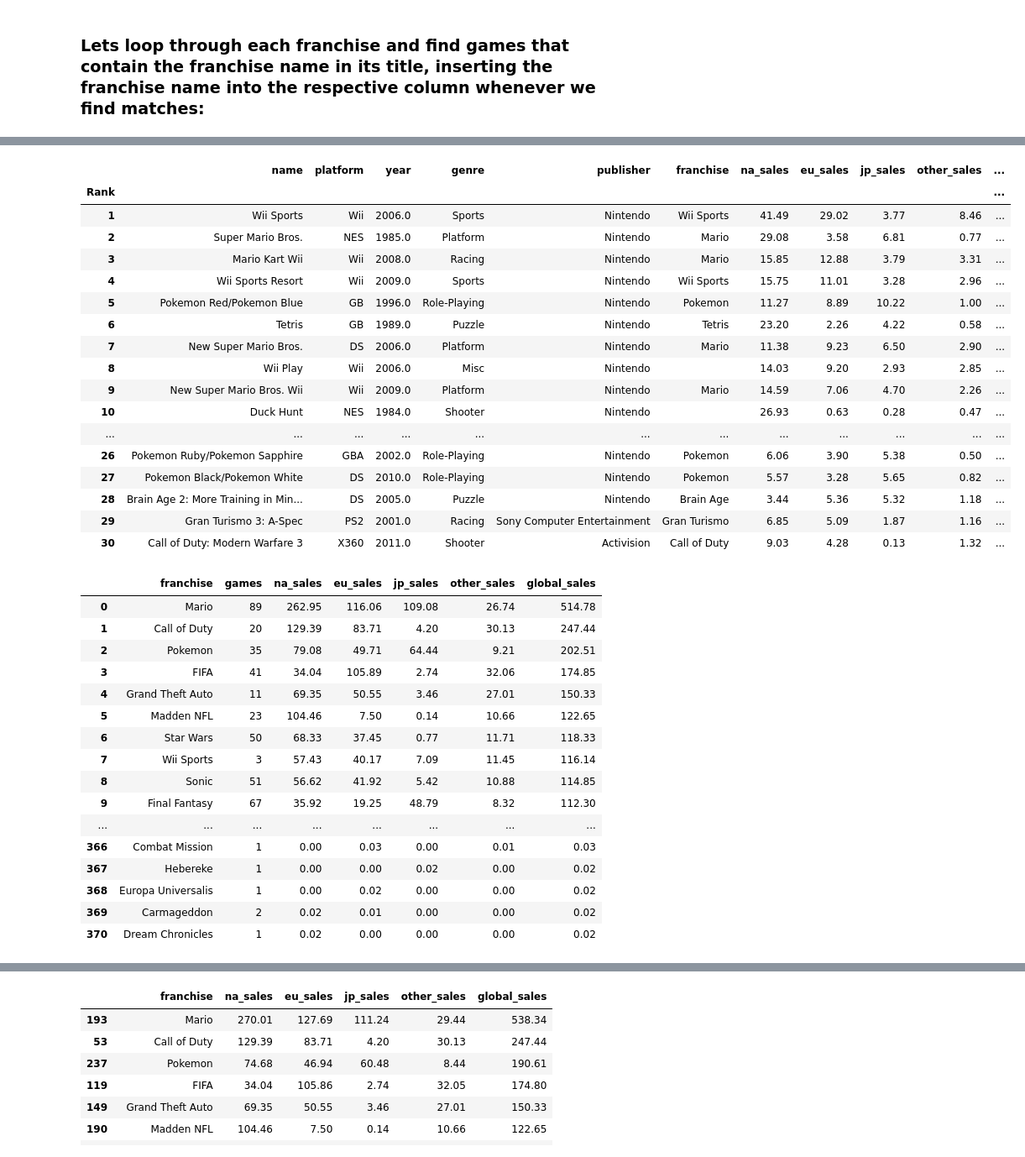
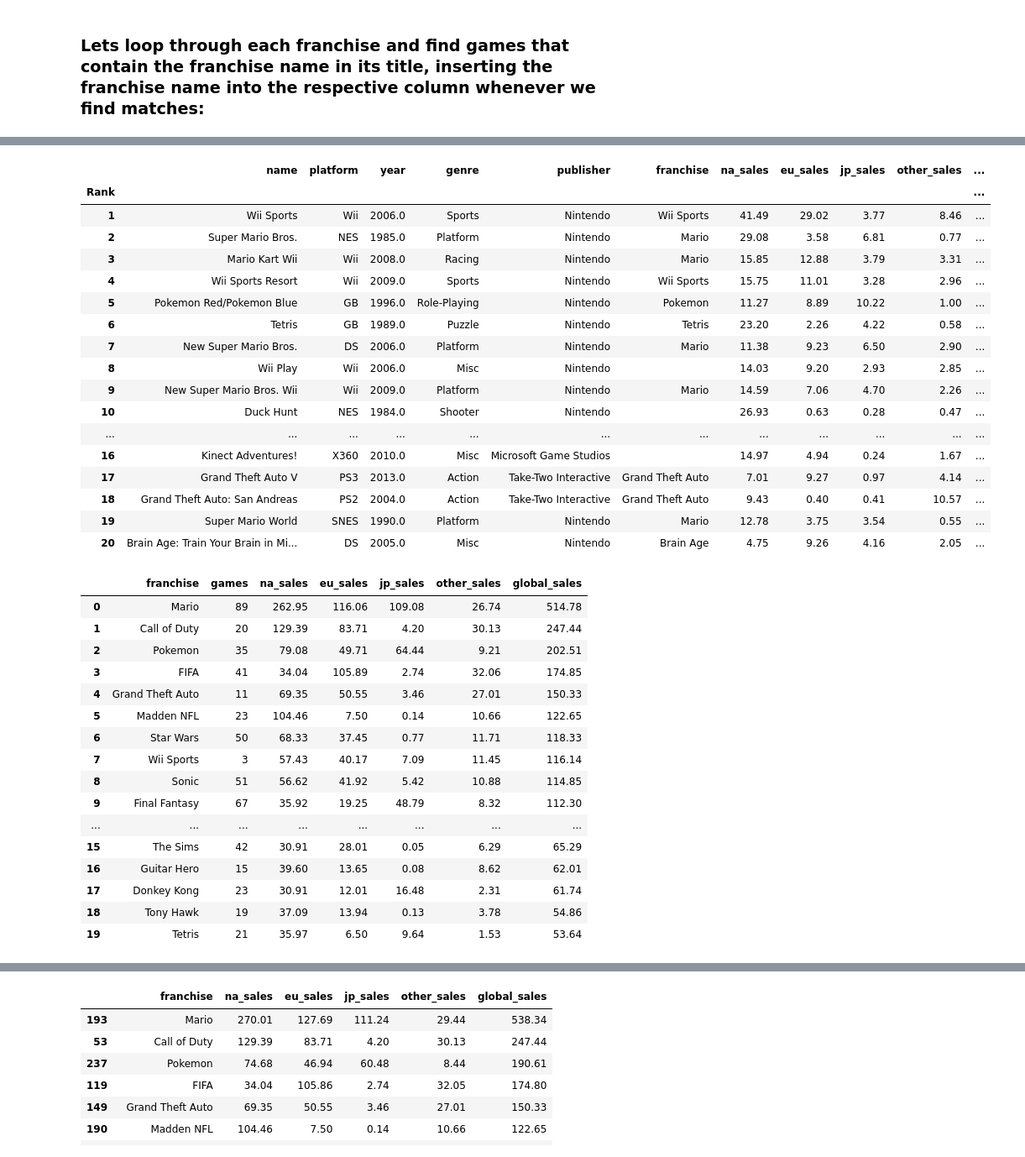
Before and after one commit to 3kleo/Video-Game-Sales-Analysis, a Jupyter notebook: notebook.ipynb, the cells around one changed output, grey strips where cells are left out. Shown: that part at 84% size. Drawn from its saved outputs; the diff is of its cells as text; code cells hidden in the pictures.

```diff
--- a/notebook.ipynb
+++ b/notebook.ipynb
@@ -922,24 +907,24 @@ df
 # %%
-df.head(30)
+df.head(20)
 # %% [output]
 |  | name | platform | year | genre | publisher | franchise | na_sales | eu_sales | jp_sales | other_sales | ... |
 | Rank |  |  |  |  |  |  |  |  |  |  | ... |
 | 1 | Wii Sports | Wii | 2006.0 | Sports | Nintendo | Wii Sports | 41.49 | 29.02 | 3.77 | 8.46 | ... |
 | 2 | Super Mario Bros. | NES | 1985.0 | Platform | Nintendo | Mario | 29.08 | 3.58 | 6.81 | 0.77 | ... |
 | 3 | Mario Kart Wii | Wii | 2008.0 | Racing | Nintendo | Mario | 15.85 | 12.88 | 3.79 | 3.31 | ... |
 | 4 | Wii Sports Resort | Wii | 2009.0 | Sports | Nintendo | Wii Sports | 15.75 | 11.01 | 3.28 | 2.96 | ... |
 | 5 | Pokemon Red/Pokemon Blue | GB | 1996.0 | Role-Playing | Nintendo | Pokemon | 11.27 | 8.89 | 10.22 | 1.00 | ... |
 | 6 | Tetris | GB | 1989.0 | Puzzle | Nintendo | Tetris | 23.20 | 2.26 | 4.22 | 0.58 | ... |
 | 7 | New Super Mario Bros. | DS | 2006.0 | Platform | Nintendo | Mario | 11.38 | 9.23 | 6.50 | 2.90 | ... |
 | 8 | Wii Play | Wii | 2006.0 | Misc | Nintendo |  | 14.03 | 9.20 | 2.93 | 2.85 | ... |
 | 9 | New Super Mario Bros. Wii | Wii | 2009.0 | Platform | Nintendo | Mario | 14.59 | 7.06 | 4.70 | 2.26 | ... |
 | 10 | Duck Hunt | NES | 1984.0 | Shooter | Nintendo |  | 26.93 | 0.63 | 0.28 | 0.47 | ... |
 | ... | ... | ... | ... | ... | ... | ... | ... | ... | ... | ... | ... |
-| 26 | Pokemon Ruby/Pokemon Sapphire | GBA | 2002.0 | Role-Playing | Nintendo | Pokemon | 6.06 | 3.90 | 5.38 | 0.50 | ... |
-| 27 | Pokemon Black/Pokemon White | DS | 2010.0 | Role-Playing | Nintendo | Pokemon | 5.57 | 3.28 | 5.65 | 0.82 | ... |
-| 28 | Brain Age 2: More Training in Min... | DS | 2005.0 | Puzzle | Nintendo | Brain Age | 3.44 | 5.36 | 5.32 | 1.18 | ... |
-| 29 | Gran Turismo 3: A-Spec | PS2 | 2001.0 | Racing | Sony Computer Entertainment | Gran Turismo | 6.85 | 5.09 | 1.87 | 1.16 | ... |
-| 30 | Call of Duty: Modern Warfare 3 | X360 | 2011.0 | Shooter | Activision | Call of Duty | 9.03 | 4.28 | 0.13 | 1.32 | ... |
+| 16 | Kinect Adventures! | X360 | 2010.0 | Misc | Microsoft Game Studios |  | 14.97 | 4.94 | 0.24 | 1.67 | ... |
+| 17 | Grand Theft Auto V | PS3 | 2013.0 | Action | Take-Two Interactive | Grand Theft Auto | 7.01 | 9.27 | 0.97 | 4.14 | ... |
+| 18 | Grand Theft Auto: San Andreas | PS2 | 2004.0 | Action | Take-Two Interactive | Grand Theft Auto | 9.43 | 0.40 | 0.41 | 10.57 | ... |
+| 19 | Super Mario World | SNES | 1990.0 | Platform | Nintendo | Mario | 12.78 | 3.75 | 3.54 | 0.55 | ... |
+| 20 | Brain Age: Train Your Brain in Mi... | DS | 2005.0 | Misc | Nintendo | Brain Age | 4.75 | 9.26 | 4.16 | 2.05 | ... |
 # %%
 df_temp = df.groupby('franchise').sum().reset_index().sort_values('global_sales', ascending=False)
 df_temp = df_temp[['franchise', 'na_sales', 'eu_sales', 'jp_sales', 'other_sales', 'global_sales']]
@@ -949,7 +934,7 @@ df_count = df_count[df_count['franchise'] != ""]
 df_count.rename(columns={'name': 'games'}, inplace=True)
 df_franchises = df_temp.merge(df_count, on='franchise')
 df_franchises = df_franchises[['franchise', 'games', 'na_sales', 'eu_sales', 'jp_sales', 'other_sales', 'global_sales']]
-df_franchises
+df_franchises.head(20)
 # %% [output]
 |  | franchise | games | na_sales | eu_sales | jp_sales | other_sales | global_sales |
 | 0 | Mario | 89 | 262.95 | 116.06 | 109.08 | 26.74 | 514.78 |
@@ -963,8 +948,8 @@ df_franchises
 | 8 | Sonic | 51 | 56.62 | 41.92 | 5.42 | 10.88 | 114.85 |
 | 9 | Final Fantasy | 67 | 35.92 | 19.25 | 48.79 | 8.32 | 112.30 |
 | ... | ... | ... | ... | ... | ... | ... | ... |
-| 366 | Combat Mission | 1 | 0.00 | 0.03 | 0.00 | 0.01 | 0.03 |
-| 367 | Hebereke | 1 | 0.00 | 0.00 | 0.02 | 0.00 | 0.02 |
-| 368 | Europa Universalis | 1 | 0.00 | 0.02 | 0.00 | 0.00 | 0.02 |
-| 369 | Carmageddon | 2 | 0.02 | 0.01 | 0.00 | 0.00 | 0.02 |
-| 370 | Dream Chronicles | 1 | 0.02 | 0.00 | 0.00 | 0.00 | 0.02 |
+| 15 | The Sims | 42 | 30.91 | 28.01 | 0.05 | 6.29 | 65.29 |
+| 16 | Guitar Hero | 15 | 39.60 | 13.65 | 0.08 | 8.62 | 62.01 |
+| 17 | Donkey Kong | 23 | 30.91 | 12.01 | 16.48 | 2.31 | 61.74 |
+| 18 | Tony Hawk | 19 | 37.09 | 13.94 | 0.13 | 3.78 | 54.86 |
+| 19 | Tetris | 21 | 35.97 | 6.50 | 9.64 | 1.53 | 53.64 |
```
Also changed, not shown: parts of 23 cells of this notebook.
